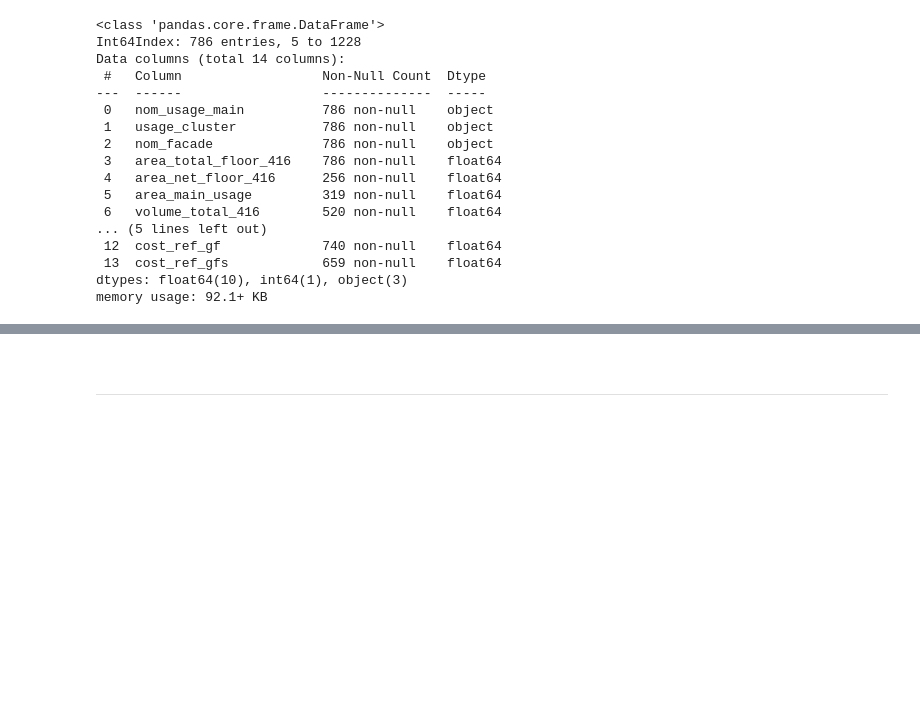
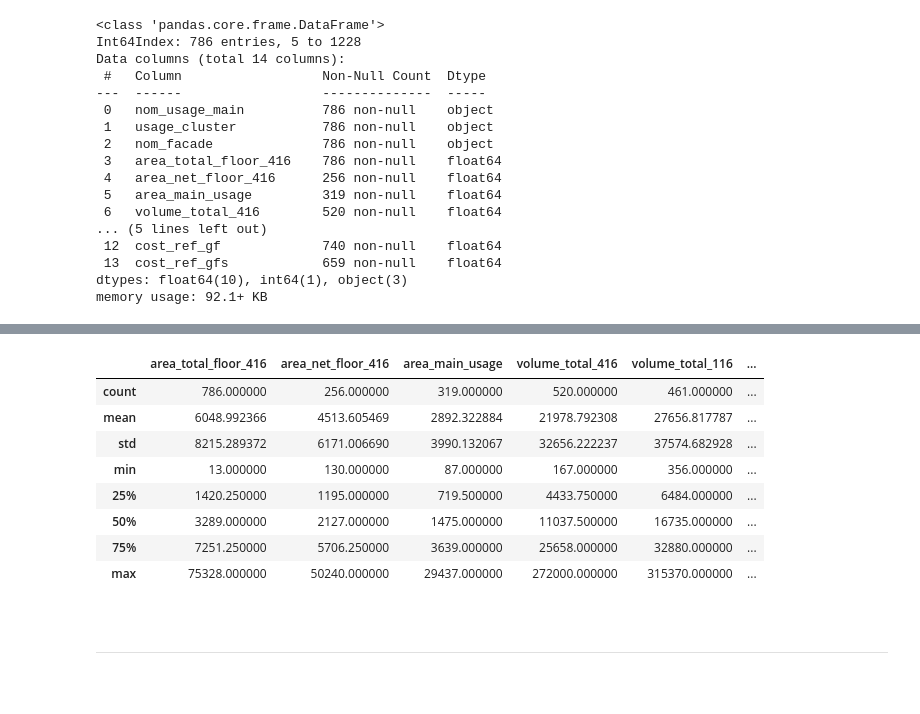
Before and after one commit to FHNW-RW/ip5-metriken-bauwesen, a Jupyter notebook: src/dataset.ipynb, the cells around one changed output, grey strips where cells are left out. Cells and saved outputs as stored; diff of their text form; code cells hidden in the pictures; blank space fills up the shorter version.

```diff
--- a/src/dataset.ipynb
+++ b/src/dataset.ipynb
@@ -47,3 +64,15 @@ memory usage: 92.1+ KB
+# %%
+filtered_df.describe()
+# %% [output]
+|  | area_total_floor_416 | area_net_floor_416 | area_main_usage | volume_total_416 | volume_total_116 | ... |
+| count | 786.000000 | 256.000000 | 319.000000 | 520.000000 | 461.000000 | ... |
+| mean | 6048.992366 | 4513.605469 | 2892.322884 | 21978.792308 | 27656.817787 | ... |
+| std | 8215.289372 | 6171.006690 | 3990.132067 | 32656.222237 | 37574.682928 | ... |
+| min | 13.000000 | 130.000000 | 87.000000 | 167.000000 | 356.000000 | ... |
+| 25% | 1420.250000 | 1195.000000 | 719.500000 | 4433.750000 | 6484.000000 | ... |
+| 50% | 3289.000000 | 2127.000000 | 1475.000000 | 11037.500000 | 16735.000000 | ... |
+| 75% | 7251.250000 | 5706.250000 | 3639.000000 | 25658.000000 | 32880.000000 | ... |
+| max | 75328.000000 | 50240.000000 | 29437.000000 | 272000.000000 | 315370.000000 | ... |
 # %% [markdown]
 <br>
 
```
Also changed, not shown: parts of 6 cells of this notebook.
